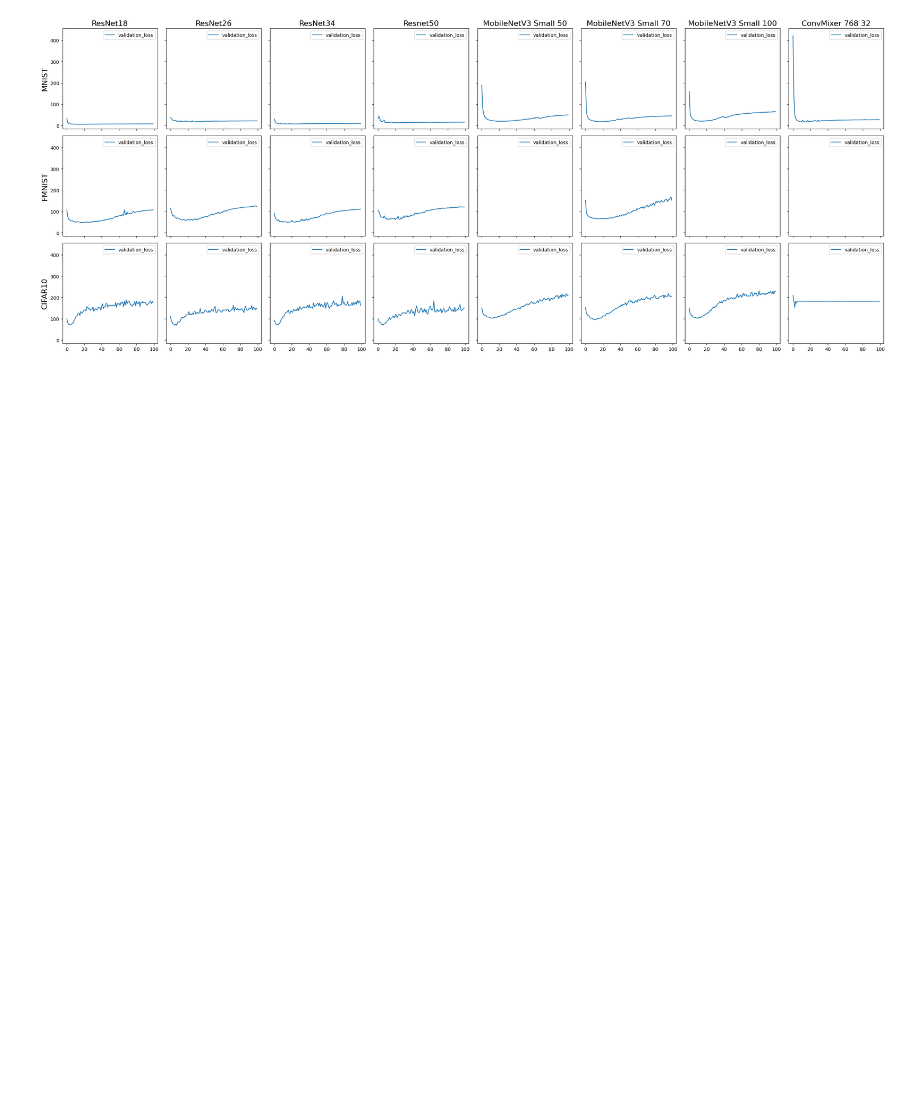
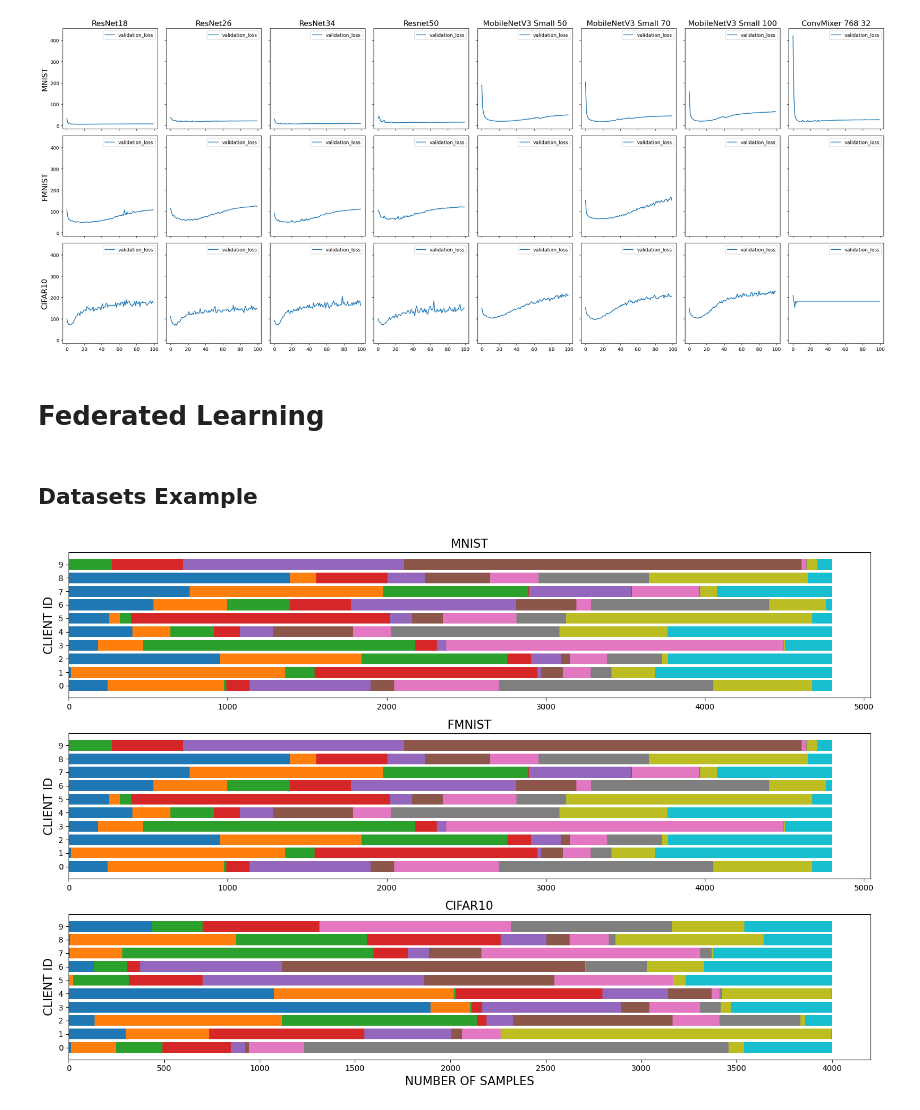
Before and after one commit to MKZuziak/DFIC, a Jupyter notebook: dfic/analysis_notebook.ipynb, the cells around one changed output. Saved outputs shown, nothing was run; the diff lists cells and outputs as text; code cells hidden in the pictures; blank space fills up the shorter version.

```diff
--- a/dfic/analysis_notebook.ipynb
+++ b/dfic/analysis_notebook.ipynb
@@ -107,3 +133,70 @@ for position in range(8):
 fig.tight_layout()
 # %% [output]
 [figure]
+# %% [markdown]
+# Federated Learning
+# %% [markdown]
+## Datasets Example
+# %%
+# LOADING FRAMES
+agg_functions = {
+'total_samples': 'sum',
+'0':'sum',
+'1':'sum',
+'2':'sum',
+'3':'sum',
+'4':'sum',
+'5':'sum',
+'6':'sum',
+'7':'sum',
+'8':'sum',
+'9':'sum'
+}
+mnist = pd.read_csv(os.path.join(os.getcwd(), 'mnist', 'federated', 'dataset', 'MNIST_10_dataset_blueprint.csv'))
+fmnist = pd.read_csv(os.path.join(os.getcwd(), 'fmnist', 'federated', 'dataset', 'FMNIST_10_dataset_blueprint.csv'))
+cifar10 = pd.read_csv(os.path.join(os.getcwd(), 'cifar10', 'federated', 'dataset', 'CIFAR10_10_dataset_blueprint.csv'))
+fig, axes = plt.subplots(3, 1, figsize=(15, 10))
+
+# MNIST
+distribution = mnist
+s = distribution[distribution['partition'] == 'train_set'].drop(['client_id', 'partition', 'total_samples'], axis=1).to_numpy().T
+r = range(s.shape[1])
+for k in range(s.shape[0]):
+    left_length = 0
+    for previous in range(k):
+        left_length += s[previous]
+    axes[0].barh(r, s[k], left=left_length, label=k)
+    axes[0].set_yticks([0,1,2,3,4,5,6,7,8,9])
+    axes[0].set_title("MNIST", fontsize=15)
+    axes[0].set_ylabel("CLIENT ID", fontsize=15)
+
+# FMNIST
+distribution = mnist
+s = distribution[distribution['partition'] == 'train_set'].drop(['client_id', 'partition', 'total_samples'], axis=1).to_numpy().T
+r = range(s.shape[1])
+for k in range(s.shape[0]):
+    left_length = 0
+    for previous in range(k):
+        left_length += s[previous]
+    axes[1].barh(r, s[k], left=left_length, label=k)
+    axes[1].set_yticks([0,1,2,3,4,5,6,7,8,9])
+    axes[1].set_title("FMNIST", fontsize=15)
+    axes[1].set_ylabel("CLIENT ID", fontsize=15)
+
+# CIFAR10
+distribution = cifar10
+s = distribution[distribution['partition'] == 'train_set'].drop(['client_id', 'partition', 'total_samples'], axis=1).to_numpy().T
+r = range(s.shape[1])
+for k in range(s.shape[0]):
+    left_length = 0
+    for previous in range(k):
+        left_length += s[previous]
+    axes[2].barh(r, s[k], left=left_length, label=k)
+    axes[2].set_yticks([0,1,2,3,4,5,6,7,8,9])
+    axes[2].set_title("CIFAR10", fontsize=15)
+    axes[2].set_xlabel("NUMBER OF SAMPLES", fontsize=15)
+    axes[2].set_ylabel("CLIENT ID", fontsize=15)
+
+fig.tight_layout()
+# %% [output]
+[figure, added]
```
Also changed, not shown: parts of 15 cells of this notebook, 14 other files.
